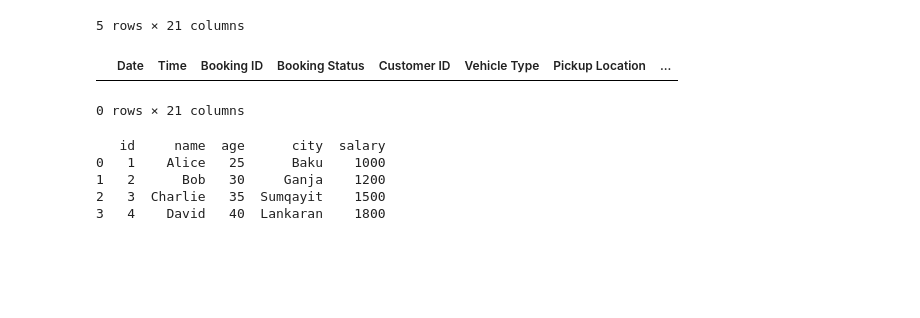
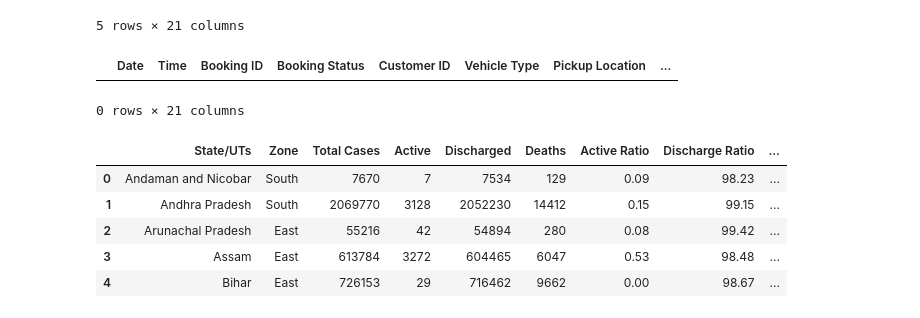
Before and after one commit to Votr2x/CODERS, a Jupyter notebook: Resources/Python/Pandas.ipynb, the cells around one changed output. Drawn from its saved outputs; the diff is of its cells as text; code cells hidden in the pictures; blank space fills up the shorter version.

```diff
--- a/Resources/Python/Pandas.ipynb
+++ b/Resources/Python/Pandas.ipynb
@@ -487,9 +475,0 @@ df4 = pd.DataFrame({
-# %%
-result = df1.merge(df2, on='id').merge(df3, on='id').merge(df4, on='id')
-print(result)
-# %% [output]
-   id     name  age      city  salary
-0   1    Alice   25      Baku    1000
-1   2      Bob   30     Ganja    1200
-2   3  Charlie   35  Sumqayit    1500
-3   4    David   40  Lankaran    1800
@@ -495,0 +479,11 @@ print(result)
+# %%
+# If many sheets(tables) is given, we can specify which one to load
+excel = pd.read_excel('covid.xlsx', sheet_name = 0)
+excel.head()
+# %% [output]
+|  | State/UTs | Zone | Total Cases | Active | Discharged | Deaths | Active Ratio | Discharge Ratio | ... |
+| 0 | Andaman and Nicobar | South | 7670 | 7 | 7534 | 129 | 0.09 | 98.23 | ... |
+| 1 | Andhra Pradesh | South | 2069770 | 3128 | 2052230 | 14412 | 0.15 | 99.15 | ... |
+| 2 | Arunachal Pradesh | East | 55216 | 42 | 54894 | 280 | 0.08 | 99.42 | ... |
+| 3 | Assam | East | 613784 | 3272 | 604465 | 6047 | 0.53 | 98.48 | ... |
+| 4 | Bihar | East | 726153 | 29 | 716462 | 9662 | 0.00 | 98.67 | ... |
```
Also changed, not shown: parts of 5 cells of this notebook, 2 other files.
